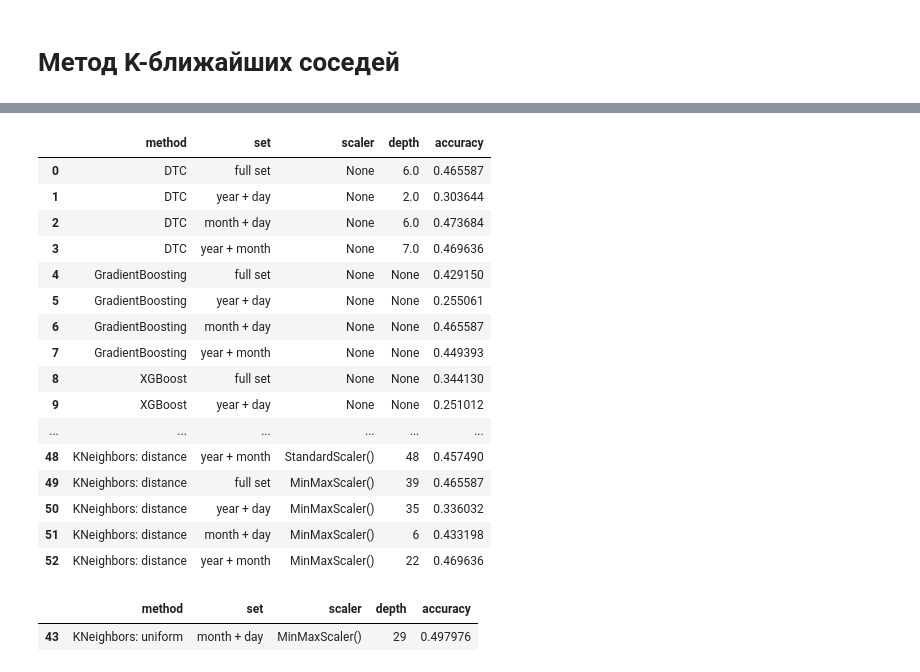
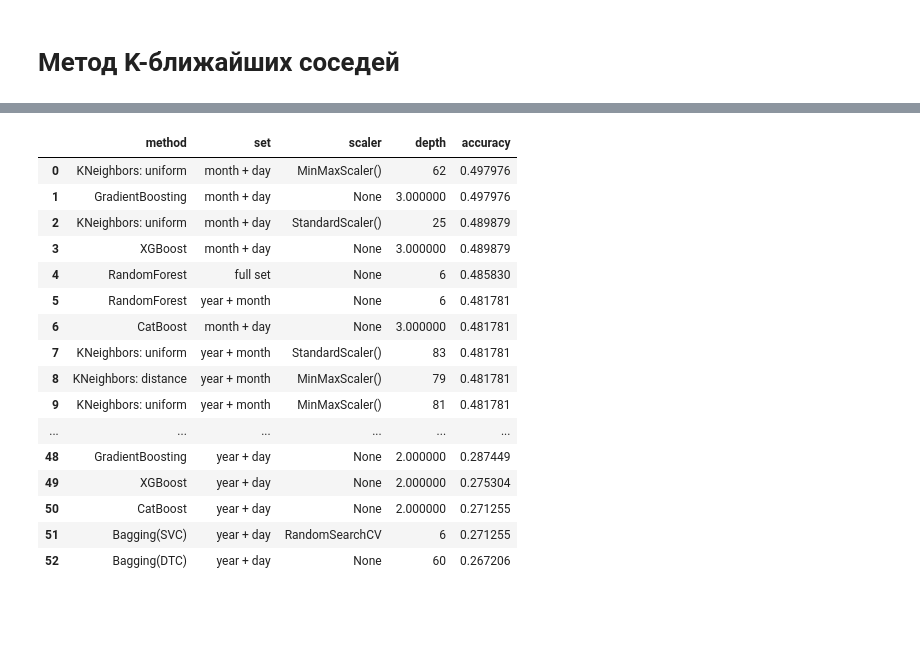
Before and after one commit to caapel/ForecastPickHours, a Jupyter notebook: Universal_template_pick_hours_analisys(2024).ipynb, the cells around one changed output, grey strips where cells are left out. Saved outputs shown, nothing was run; the diff lists cells and outputs as text; code cells hidden in the pictures; blank space fills up the shorter version.

Commit message:
add HP-search for boost methods and merge base-df with new-df (full 2023)

```diff
--- a/Universal_template_pick_hours_analisys(2024).ipynb
+++ b/Universal_template_pick_hours_analisys(2024).ipynb
@@ -171,8 +201,8 @@ df_general
 # %% [markdown]
 # Подготовка обучающего и тестового фрейма и оценка ценности признаков
 # %%
-# формируем генеральную совокупность
-df_general = df_general.drop_duplicates(subset=['Year', 'Month', 'Day'])
+# включить если данные уже скачаны, а занова фармить лень, либо нет интернета
+#df_general = pd.read_excel('generalData.xlsx').drop(columns='Unnamed: 0')
 
 # формируем обучающий датафрейм
 df_train = df_general[df_general['Year'] < 2023]
@@ -362,7 +390,7 @@ for date in range(len(date_list)):
     df_final = pd.concat([df_final, pd.DataFrame([{'method': 'DTC',
                                                   'set': message_list[date],
                                                   'scaler': 'None',
-                                                  'depth': df_result.accuracy.idxmax(),
+                                                  'depth': df_result.accuracy.idxmax().astype(int),
                                                   'accuracy': df_result.accuracy.max()}])], ignore_index=True)
 # %% [output]
 full set 46.56% при глубине: 6
@@ -461,25 +514,34 @@ year + month 42.51%
 # %% [markdown]
 ## CatBoost
 # %%
+%%time
+
 df_boost_train = df_train.copy()  # формируем обучающий датафрейм
 df_boost_test = df_test.copy()  # формируем тестовый датафрейм
 
-model = CatBoostClassifier(silent=True)
+for date in trange(len(date_list), desc=f"date progress"):
 
-for date in range(len(date_list)):
+    df_result = pd.DataFrame({'accuracy':[]})
 
-    # обучаем модель
-    model.fit(df_boost_train[date_list[date]], y = df_boost_train['Hour'])
+    for i in range(2, 11):
 
-    # Предсказываем пиковый час
-    df_boost_test[predicted_list[date]] = model.predict(df_boost_test[date_list[date]])
+        # обучаем модель
+        model = CatBoostClassifier(silent=True, max_depth=i)
+        model.fit(df_boost_train[date_list[date]], y = df_boost_train['Hour'])
+
+        # Предсказываем пиковый час
+        df_boost_test[predicted_list[date]] = model.predict(df_boost_test[date_list[date]])
+
+        # Заполняем итоговый датафрейм долей верно классифицированных часов
+        df_result.loc[i] = [accuracy_score(df_boost_test[predicted_list[date]], df_boost_test['Hour'])]
 
     # процент правильно классифицированных объектов
-    print(message_list[date], f"{accuracy_score(df_boost_test[predicted_list[date]], df_boost_test['Hour']):.2%}")
+    print(message_list[date], f"{df_result.accuracy.max():.2%}", f'max_depth {df_result.accuracy.idxmax()}')
 
     df_final = pd.concat([df_final, pd.DataFrame([{'method': 'CatBoost',
                                                   'set': message_list[date],
                                                   'scaler': 'None',
-                                                  'depth': 'None',
-                                                  'accuracy': accuracy_score(df_boost_test[predicted_list[date]], df_boost_test['Hour'])}])], ignore_index=True)
+                                                  'depth': df_result.accuracy.idxmax().astype(int),
+                                                  'accuracy': df_result.accuracy.max()}])], ignore_index=True)
+print()
 # %% [output]
@@ -754,7 +819,7 @@ for weights in ['uniform', 'distance']: # выбор типа весов
                 df_result.loc[i] = [accuracy_score(df_k_test[predicted_list[date]], df_k_test['Hour'])]
 
             print(message_list[date], f"{df_result.accuracy.max():.2%}",
-                  'при количестве соседей:', df_result.accuracy.idxmax())
+                  'n_neighbors', df_result.accuracy.idxmax())
 
             df_final = pd.concat([df_final, pd.DataFrame([{'method': f"KNeighbors: {weights}",
                                                   'set': message_list[date],
@@ -782,29 +847,26 @@ year + month 46.96% при количестве соседей: 22
 # %%
-df_final  # таблица с итоговым результатом
+# самый эффективный метод
+df_final = df_final.sort_values(by='accuracy', ascending=False)
+df_final.reset_index(drop=True, inplace=True)
+df_final.style.highlight_max(color='yellowgreen', subset='accuracy')  # таблица с итоговым отсортированным результатом
 # %% [output]
 |  | method | set | scaler | depth | accuracy |
-| 0 | DTC | full set | None | 6.0 | 0.465587 |
-| 1 | DTC | year + day | None | 2.0 | 0.303644 |
-| 2 | DTC | month + day | None | 6.0 | 0.473684 |
-| 3 | DTC | year + month | None | 7.0 | 0.469636 |
-| 4 | GradientBoosting | full set | None | None | 0.429150 |
-| 5 | GradientBoosting | year + day | None | None | 0.255061 |
-| 6 | GradientBoosting | month + day | None | None | 0.465587 |
-| 7 | GradientBoosting | year + month | None | None | 0.449393 |
-| 8 | XGBoost | full set | None | None | 0.344130 |
-| 9 | XGBoost | year + day | None | None | 0.251012 |
+| 0 | KNeighbors: uniform | month + day | MinMaxScaler() | 62 | 0.497976 |
+| 1 | GradientBoosting | month + day | None | 3.000000 | 0.497976 |
+| 2 | KNeighbors: uniform | month + day | StandardScaler() | 25 | 0.489879 |
+| 3 | XGBoost | month + day | None | 3.000000 | 0.489879 |
+| 4 | RandomForest | full set | None | 6 | 0.485830 |
+| 5 | RandomForest | year + month | None | 6 | 0.481781 |
+| 6 | CatBoost | month + day | None | 3.000000 | 0.481781 |
+| 7 | KNeighbors: uniform | year + month | StandardScaler() | 83 | 0.481781 |
+| 8 | KNeighbors: distance | year + month | MinMaxScaler() | 79 | 0.481781 |
+| 9 | KNeighbors: uniform | year + month | MinMaxScaler() | 81 | 0.481781 |
 | ... | ... | ... | ... | ... | ... |
-| 48 | KNeighbors: distance | year + month | StandardScaler() | 48 | 0.457490 |
-| 49 | KNeighbors: distance | full set | MinMaxScaler() | 39 | 0.465587 |
-| 50 | KNeighbors: distance | year + day | MinMaxScaler() | 35 | 0.336032 |
-| 51 | KNeighbors: distance | month + day | MinMaxScaler() | 6 | 0.433198 |
-| 52 | KNeighbors: distance | year + month | MinMaxScaler() | 22 | 0.469636 |
+| 48 | GradientBoosting | year + day | None | 2.000000 | 0.287449 |
+| 49 | XGBoost | year + day | None | 2.000000 | 0.275304 |
+| 50 | CatBoost | year + day | None | 2.000000 | 0.271255 |
+| 51 | Bagging(SVC) | year + day | RandomSearchCV | 6 | 0.271255 |
+| 52 | Bagging(DTC) | year + day | None | 60 | 0.267206 |
-# %%
-# самый эффективный метод
-df_final.loc[df_final.accuracy.idxmax():df_final.accuracy.idxmax()].style.highlight_max(color='yellowgreen', subset='accuracy')
-# %% [output]
-|  | method | set | scaler | depth | accuracy |
-| 43 | KNeighbors: uniform | month + day | MinMaxScaler() | 29 | 0.497976 |
 # %%
 # Оптимальный тип весов для KNeighbors
 df_final_KN = pd.concat([df_final[df_final['method']==('KNeighbors: uniform')],
```
Also changed, not shown: parts of 29 cells of this notebook, 1 other file.
